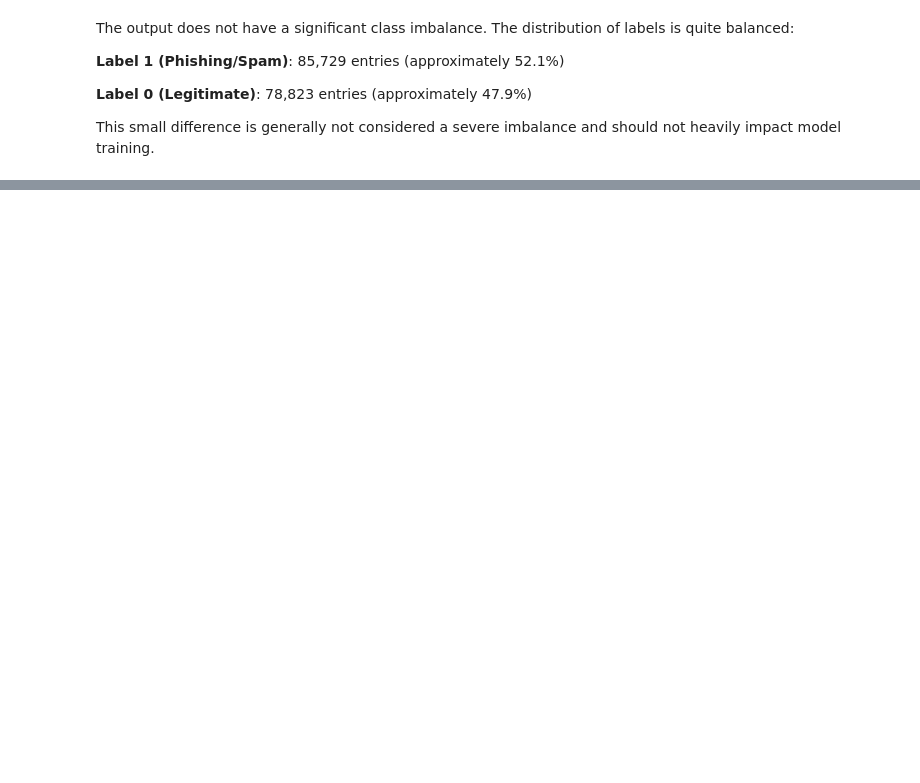
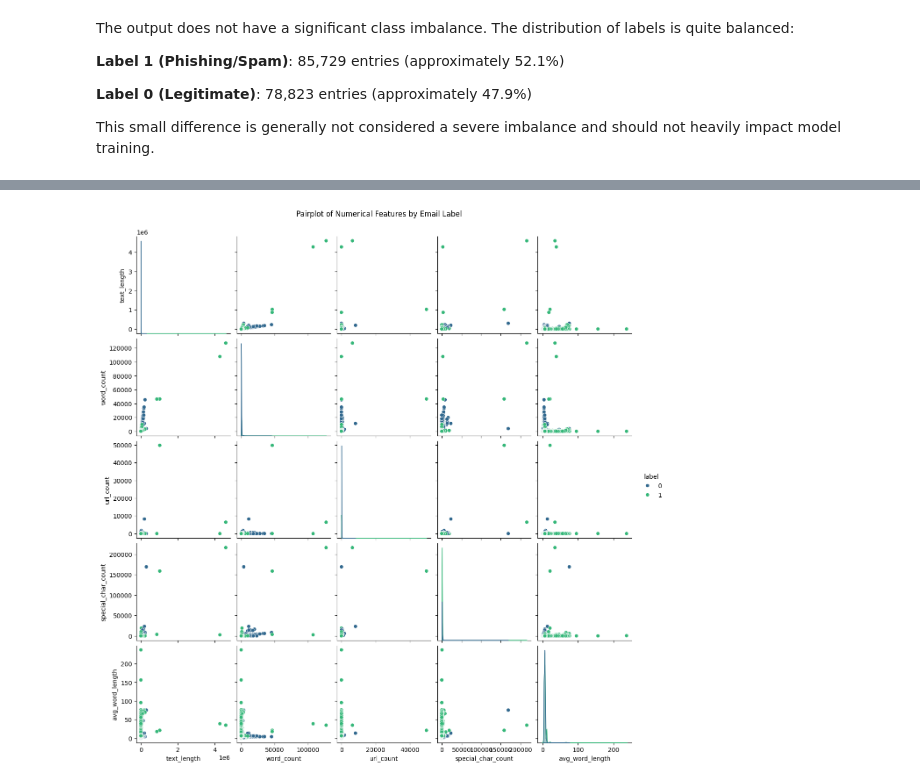
Before and after one commit to Inn0cent-Zer0/AI_detection_phishing_mails, a Jupyter notebook: AI_phishphing_detection.ipynb, the cells around one changed output, grey strips where cells are left out. Cells and saved outputs as stored; diff of their text form; code cells hidden in the pictures; blank space fills up the shorter version.

```diff
--- a/AI_phishphing_detection.ipynb
+++ b/AI_phishphing_detection.ipynb
@@ -379,0 +528,6 @@ This small difference is generally not considered a severe imbalance and should
+# %%
+sns.pairplot(df_combined[numerical_features], hue='label', palette='viridis', diag_kind='kde')
+plt.suptitle('Pairplot of Numerical Features by Email Label', y=1.02)
+plt.show()
+# %% [output]
+[figure, added]
```
Also changed, not shown: parts of 15 cells of this notebook.
